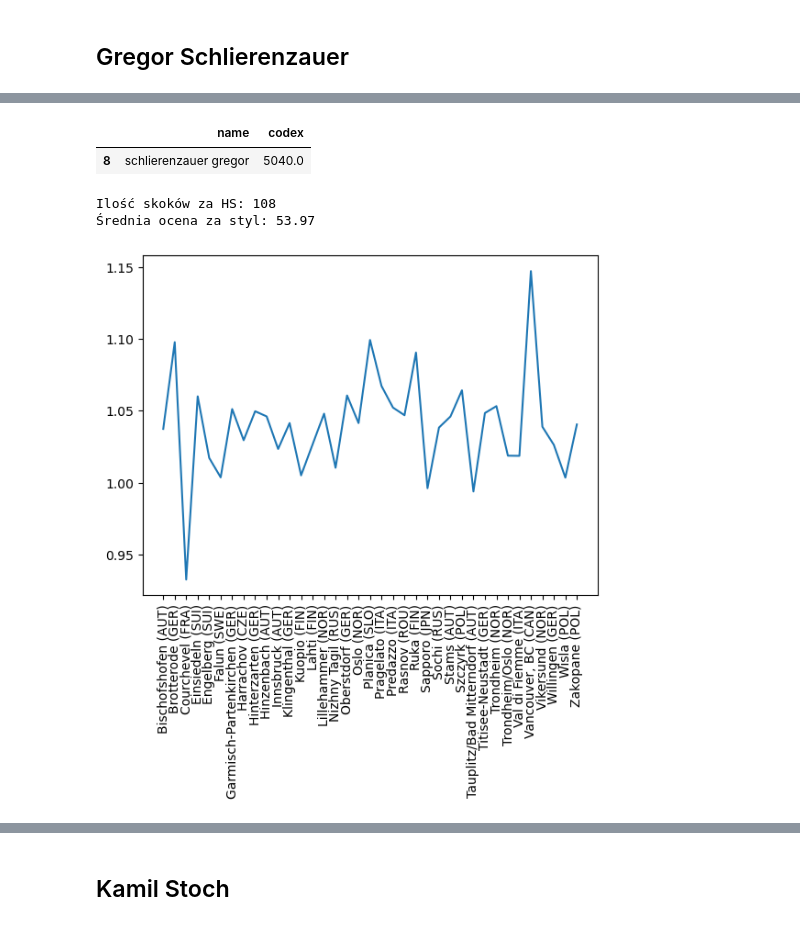
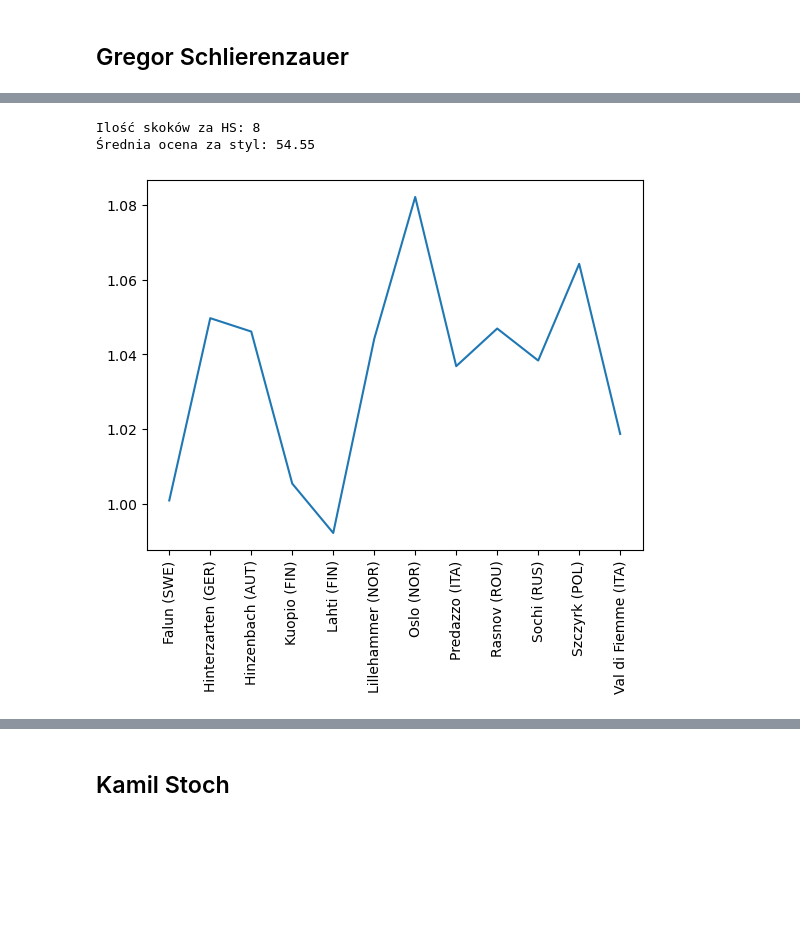
Before and after one commit to jakub-milasz/ski_jumping_analysis, a Jupyter notebook: ski_jumping.ipynb, the cells around one changed output, grey strips where cells are left out. Saved outputs shown, nothing was run; the diff lists cells and outputs as text; code cells hidden in the pictures; blank space fills up the shorter version.

Commit message:
Data preprocessing and cleaning the code

```diff
--- a/ski_jumping.ipynb
+++ b/ski_jumping.ipynb
@@ -28,3 +15,0 @@ results
-# %%
-# repair space in tauplitz
-comps['place'] = comps['place'].str.replace('Tauplitz/ Bad Mitterndorf (AUT)', 'Tauplitz/Bad Mitterndorf (AUT)', regex=False)
@@ -98,20 +144,26 @@ plt.show()
 # %%
-def analyse_skijumper(data, codex):
+def analyse_skijumper(hill, name):
     """
-    data: dane z potrzebnymi kolumnami
-    codex: id skoczka
+    hill: rodzaj skoczni. Do wyboru: 'normalne', 'duże', 'mamucie'/
+    name: nazwa skoczka w konwencji: 'nazwisko imię'
     """
-    results = data[data['codex_x'] == codex]
-    results = results[['dist', 'k-point', 'codex_y', 'place', 'hill_size_x', 'note_points']] #optymalizacja jeszcze
-    # results = results.copy()
-    results['coef'] = results['dist'] / results['k-point']
-    results['hs-jumps'] = results['dist'] >= results['hill_size_x']
-    grouped_coefs = results.groupby('place')['coef'].mean()
-    hs_jumps = results['hs-jumps'].sum()
-    mean_notes = results['note_points'].mean()
+    if hill == 'normalne':
+        data = nh
+    elif hill == 'duże':
+        data = lh
+    elif hill == 'mamucie':
+        data = fh
+    codex = names[names['name'] == name].iloc[0,1]
+    res = data[data['codex_x'] == codex]
+    res = res[['dist', 'k-point', 'codex_y', 'place', 'hill_size_x', 'note_points']]
+    # res = res.copy()
+    res['coef'] = res['dist'] / res['k-point']
+    res['hs-jumps'] = res['dist'] >= res['hill_size_x']
+    grouped_coefs = res.groupby('place')['coef'].mean()
+    hs_jumps = res['hs-jumps'].sum()
+    mean_notes = res['note_points'].mean()
     print(f"Ilość skoków za HS: {hs_jumps}")
     print(f"Średnia ocena za styl: {mean_notes:.2f}")
-
     plt.plot(grouped_coefs)
     plt.tick_params(axis='x', rotation=90)
     plt.show()
@@ -131,11 +172,6 @@ Wykonamy analizę wyników Gregora Schlierenzauera
-# %%
-names[names['name'] == 'schlierenzauer gregor']
-# %% [output]
-|  | name | codex |
-| 8 | schlierenzauer gregor | 5040.0 |
 # %%
-analyse_skijumper(merged, 5040)
+analyse_skijumper('normalne', 'schlierenzauer gregor')
 # %% [output]
-Ilość skoków za HS: 108
-Średnia ocena za styl: 53.97
+Ilość skoków za HS: 8
+Średnia ocena za styl: 54.55
-[figure, old version]
+[figure, new version]
```
Also changed, not shown: parts of 39 cells of this notebook, 3 other files.
